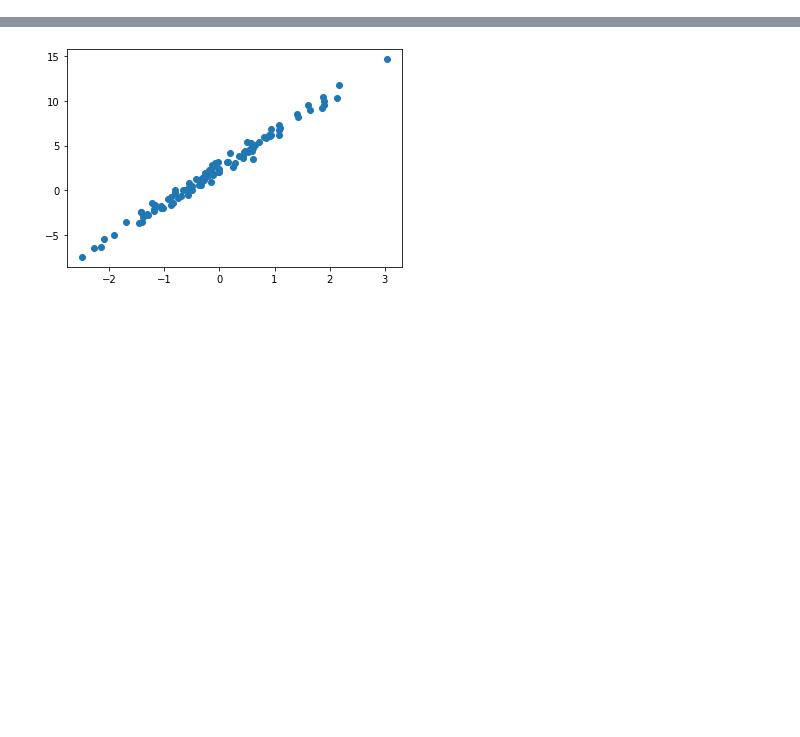
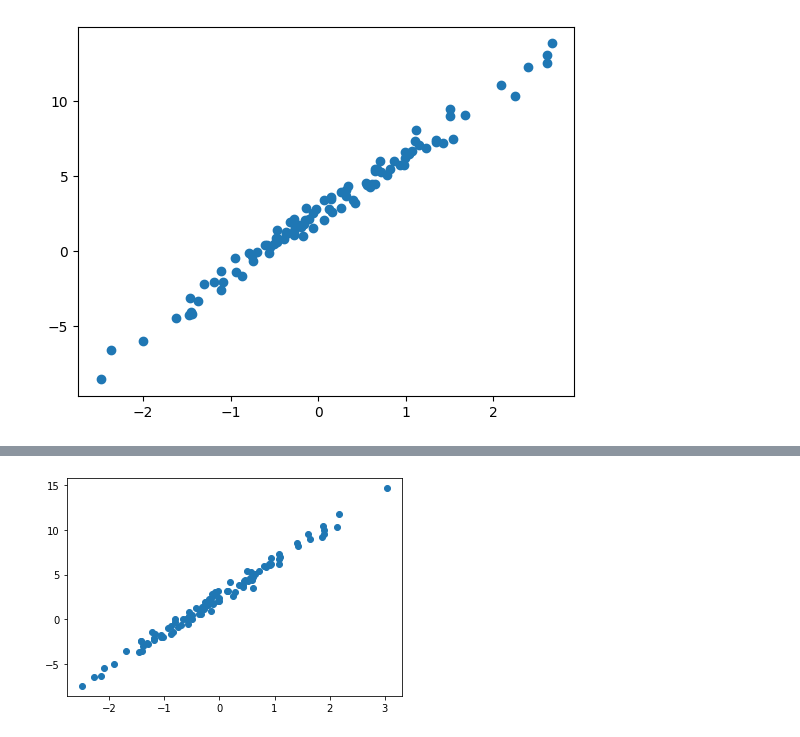
Before and after one commit to KimDoYoung1997/DL2025, a Jupyter notebook: docs/posts/exercise.out.ipynb, the cells around one changed output, grey strips where cells are left out. Cells and saved outputs as stored; diff of their text form; code cells hidden in the pictures; blank space fills up the shorter version.

```diff
--- a/docs/posts/exercise.out.ipynb
+++ b/docs/posts/exercise.out.ipynb
@@ -235,0 +164,10 @@ $\hat{\beta}_0=3, \hat{\beta}_1=3$ 의 값을 다시 1회 update하라. 결과
+# %%
+torch.manual_seed(43052)
+x,_ = torch.randn(100).sort()
+x = x.reshape(-1,1)
+ϵ = torch.randn(100).reshape(-1,1)*0.5
+y = 2.5+ 4*x + ϵ
+# %%
+plt.plot(x,y,'o')
+# %% [output]
+[figure, added]
```
Also changed, not shown: parts of 23 cells of this notebook, 15 other files.
